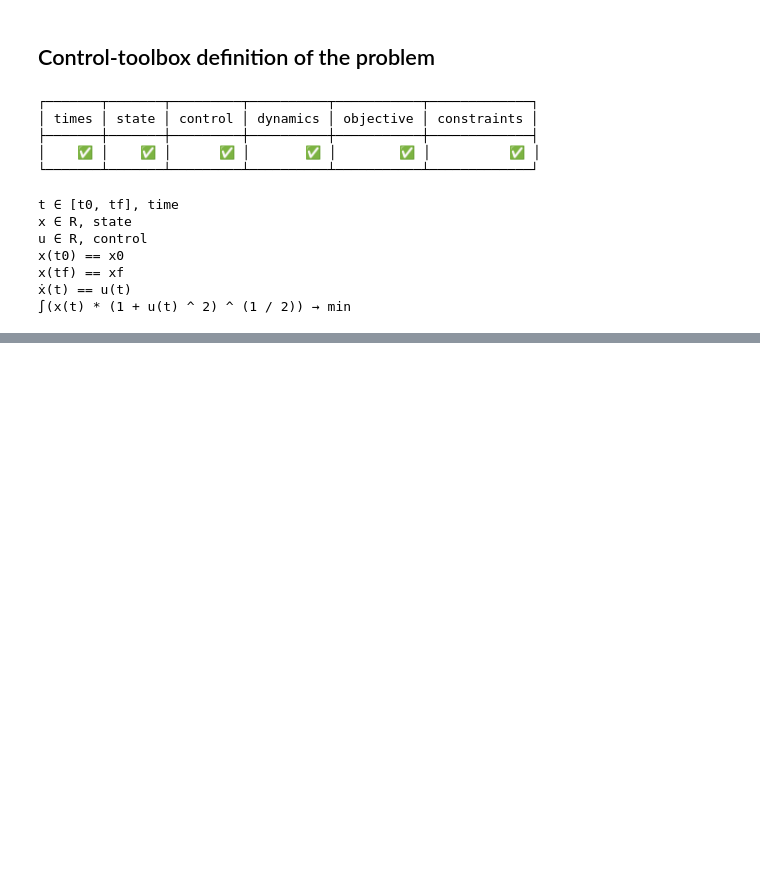
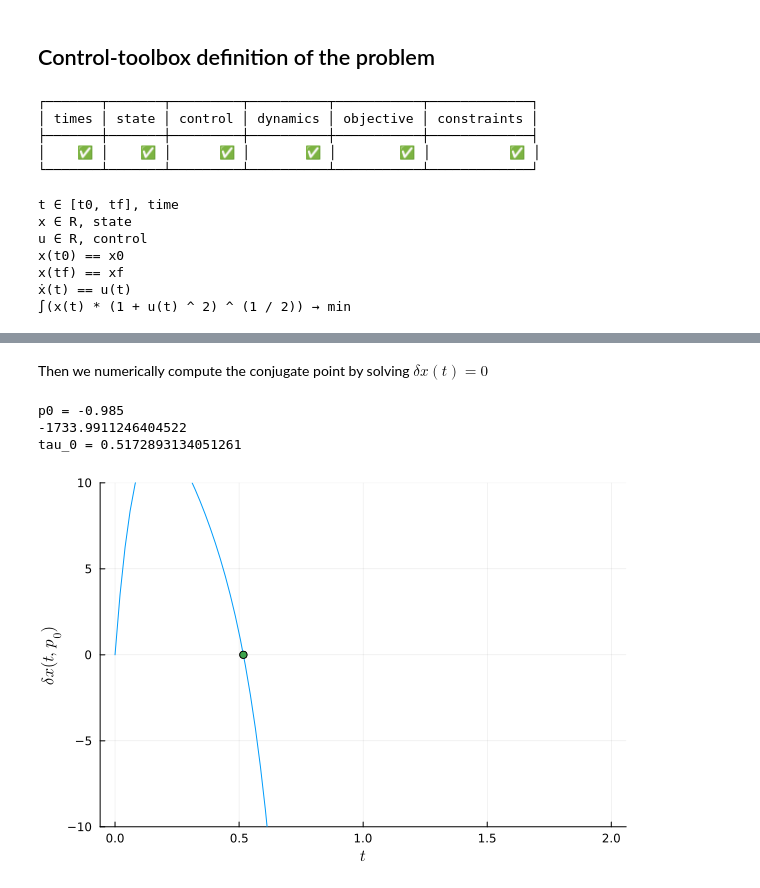
Before and after one commit to control-toolbox/Kupka, a Jupyter notebook: example1.ipynb, the cells around one changed output, grey strips where cells are left out. Cells and saved outputs as stored; diff of their text form; code cells hidden in the pictures; blank space fills up the shorter version.

```diff
--- a/example1.ipynb
+++ b/example1.ipynb
@@ -210,0 +185,27 @@ nothing
+# %% [markdown]
+Then we numerically compute the conjugate point by solving $\delta x(t)=0$
+# %%
+# compute the fisrt conjugate point
+function F(t0,τ,x0,p0)
+    tspan = (t0,τ)
+#    return [flow_jacobi(tspan,x₀,p0)(τ)[1]]
+    return flow_jacobi(tspan,x0,p0)[end]
+end
+
+println("p0 = ", p0)
+# compute τ0
+δx(τ) = F(t0,τ,x0,p0)[1]
+println(δx(-0.5))
+
+#sol = nlsolve(δx,[0.5])
+using Roots
+#τ₀ = sol.zero
+τ0 = find_zero(δx, (0.4, 0.6))
+println("tau_0 = ", τ0)
+
+plot!(plt_conj1,[τ0],[flow_jacobi((t0,τ0),x0,p0)[end]],seriestype=:scatter)
+# %% [output]
+p0 = -0.985
+-1733.9911246404522
+tau_0 = 0.5172893134051261
+[figure, added]
```
Also changed, not shown: parts of 7 cells of this notebook.
